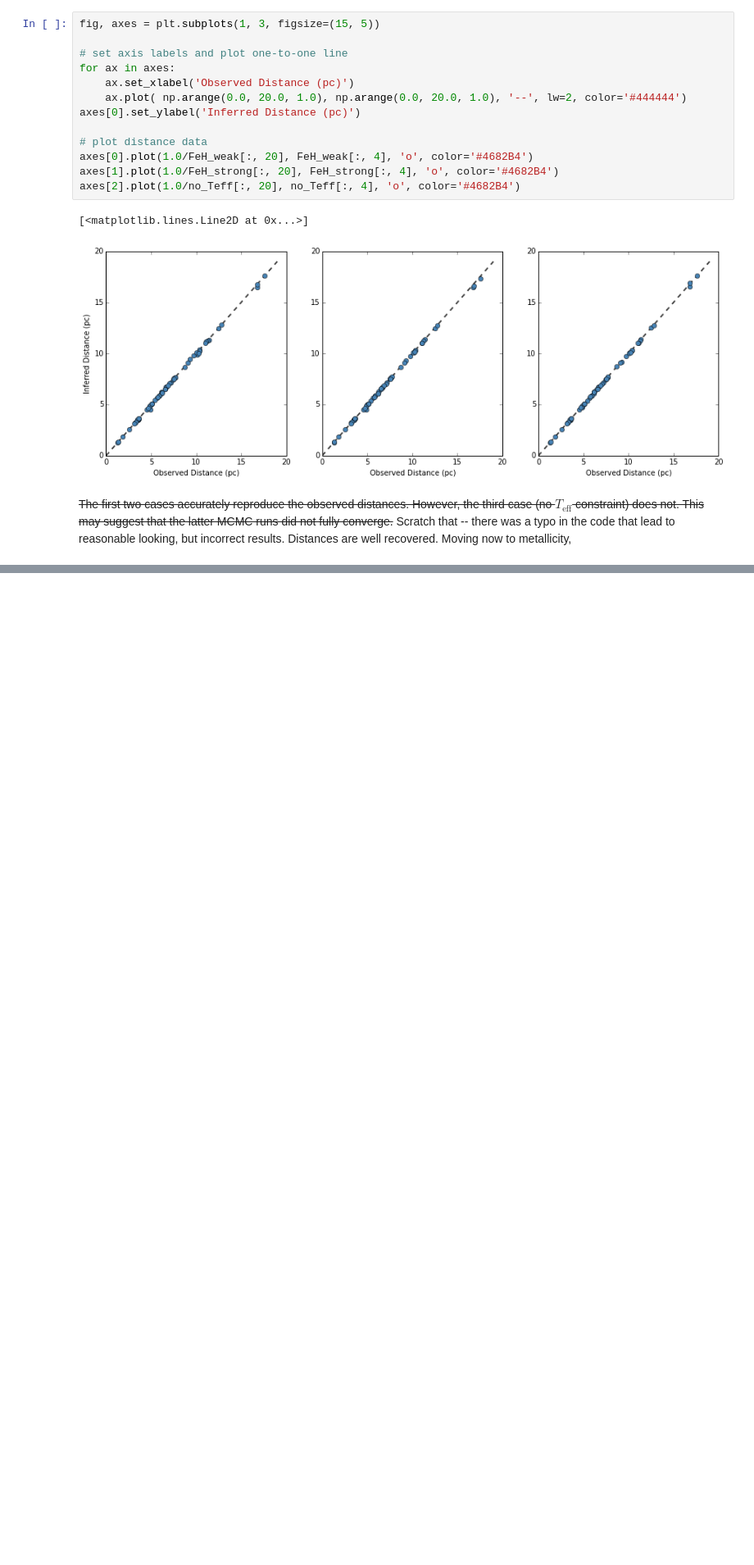
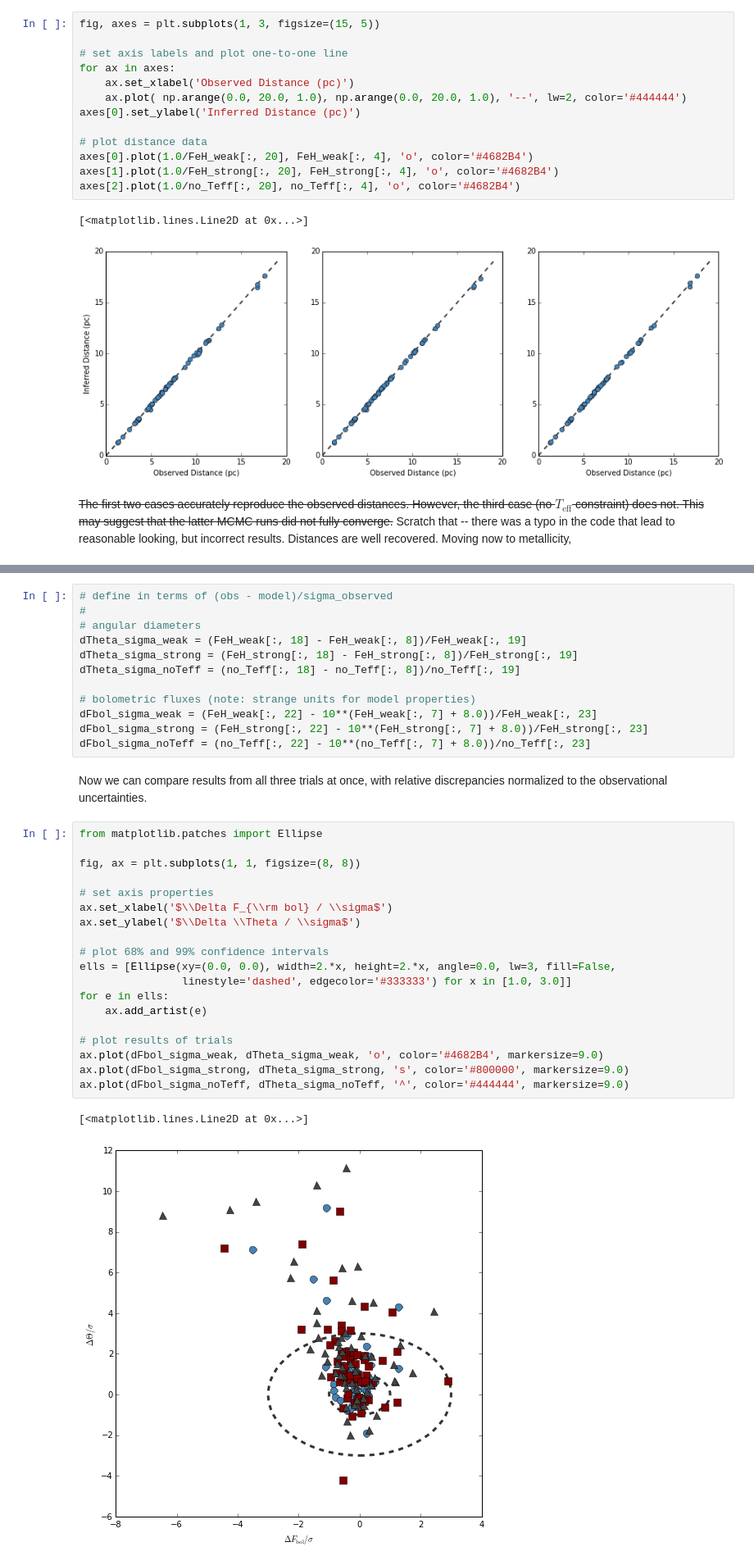
Before and after one commit to gfeiden/Notebook, a Jupyter notebook: Projects/mlt_calib/fixed_Y_fixed_alpha.ipynb, the cells around one changed output, grey strips where cells are left out. Shown at 82% size. Saved outputs shown, nothing was run; the diff lists cells and outputs as text; blank space fills up the shorter version.

```diff
--- a/Projects/mlt_calib/fixed_Y_fixed_alpha.ipynb
+++ b/Projects/mlt_calib/fixed_Y_fixed_alpha.ipynb
@@ -64,0 +89,36 @@ Metallicities are not so well reproduced without a strong metallicity prior (sma
+# %%
+# define in terms of (obs - model)/sigma_observed
+#
+# angular diameters
+dTheta_sigma_weak = (FeH_weak[:, 18] - FeH_weak[:, 8])/FeH_weak[:, 19]
+dTheta_sigma_strong = (FeH_strong[:, 18] - FeH_strong[:, 8])/FeH_strong[:, 19]
+dTheta_sigma_noTeff = (no_Teff[:, 18] - no_Teff[:, 8])/no_Teff[:, 19]
+
+# bolometric fluxes (note: strange units for model properties)
+dFbol_sigma_weak = (FeH_weak[:, 22] - 10**(FeH_weak[:, 7] + 8.0))/FeH_weak[:, 23]
+dFbol_sigma_strong = (FeH_strong[:, 22] - 10**(FeH_strong[:, 7] + 8.0))/FeH_strong[:, 23]
+dFbol_sigma_noTeff = (no_Teff[:, 22] - 10**(no_Teff[:, 7] + 8.0))/no_Teff[:, 23]
+# %% [markdown]
+Now we can compare results from all three trials at once, with relative discrepancies normalized to the observational uncertainties.
+# %%
+from matplotlib.patches import Ellipse
+
+fig, ax = plt.subplots(1, 1, figsize=(8, 8))
+
+# set axis properties
+ax.set_xlabel('$\\Delta F_{\\rm bol} / \\sigma$')
+ax.set_ylabel('$\\Delta \\Theta / \\sigma$')
+
+# plot 68% and 99% confidence intervals
+ells = [Ellipse(xy=(0.0, 0.0), width=2.*x, height=2.*x, angle=0.0, lw=3, fill=False,
+                linestyle='dashed', edgecolor='#333333') for x in [1.0, 3.0]]
+for e in ells:
+    ax.add_artist(e)
+
+# plot results of trials
+ax.plot(dFbol_sigma_weak, dTheta_sigma_weak, 'o', color='#4682B4', markersize=9.0)
+ax.plot(dFbol_sigma_strong, dTheta_sigma_strong, 's', color='#800000', markersize=9.0)
+ax.plot(dFbol_sigma_noTeff, dTheta_sigma_noTeff, '^', color='#444444', markersize=9.0)
+# %% [output]
+[<matplotlib.lines.Line2D at 0x...>]
+[figure, added]
```
Also changed, not shown: parts of 13 cells of this notebook.
